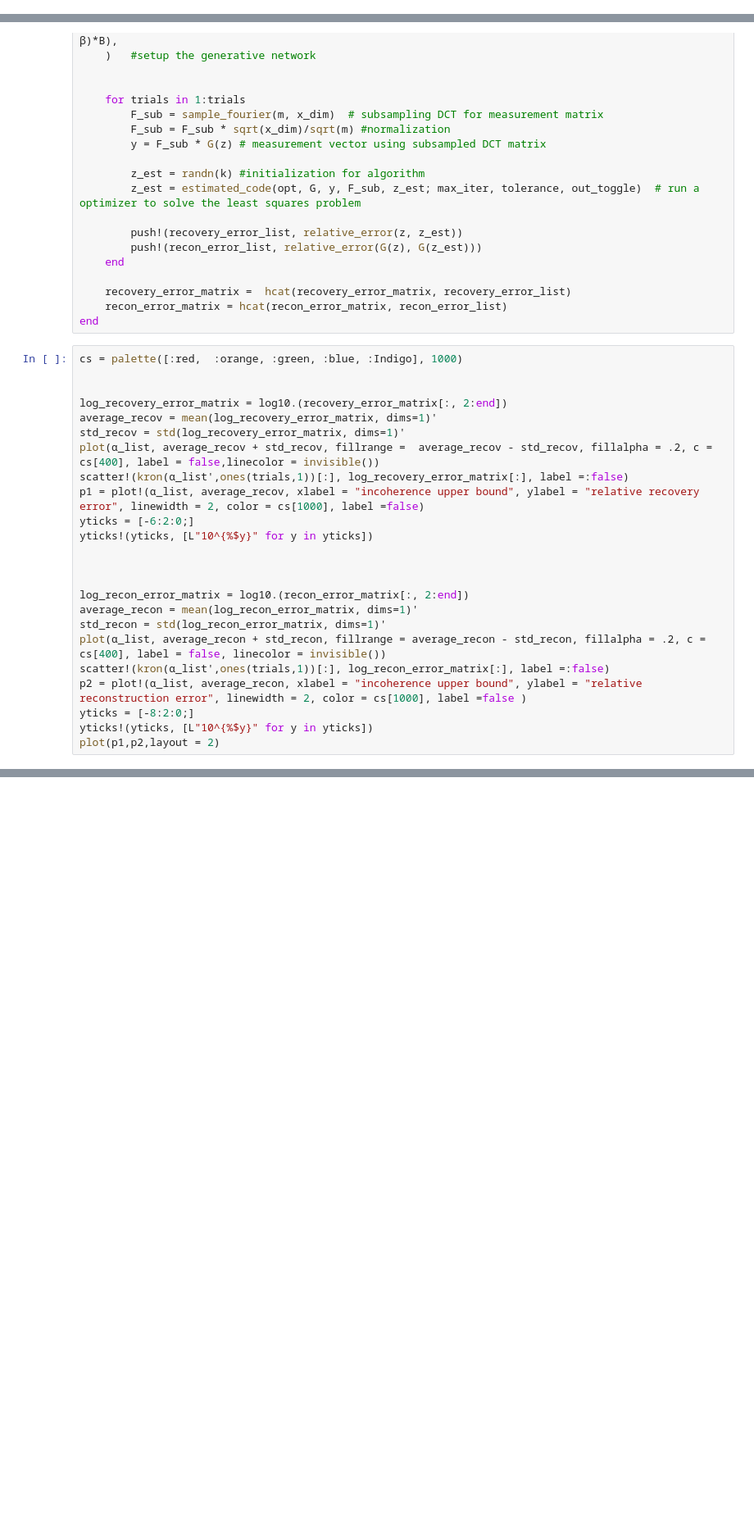
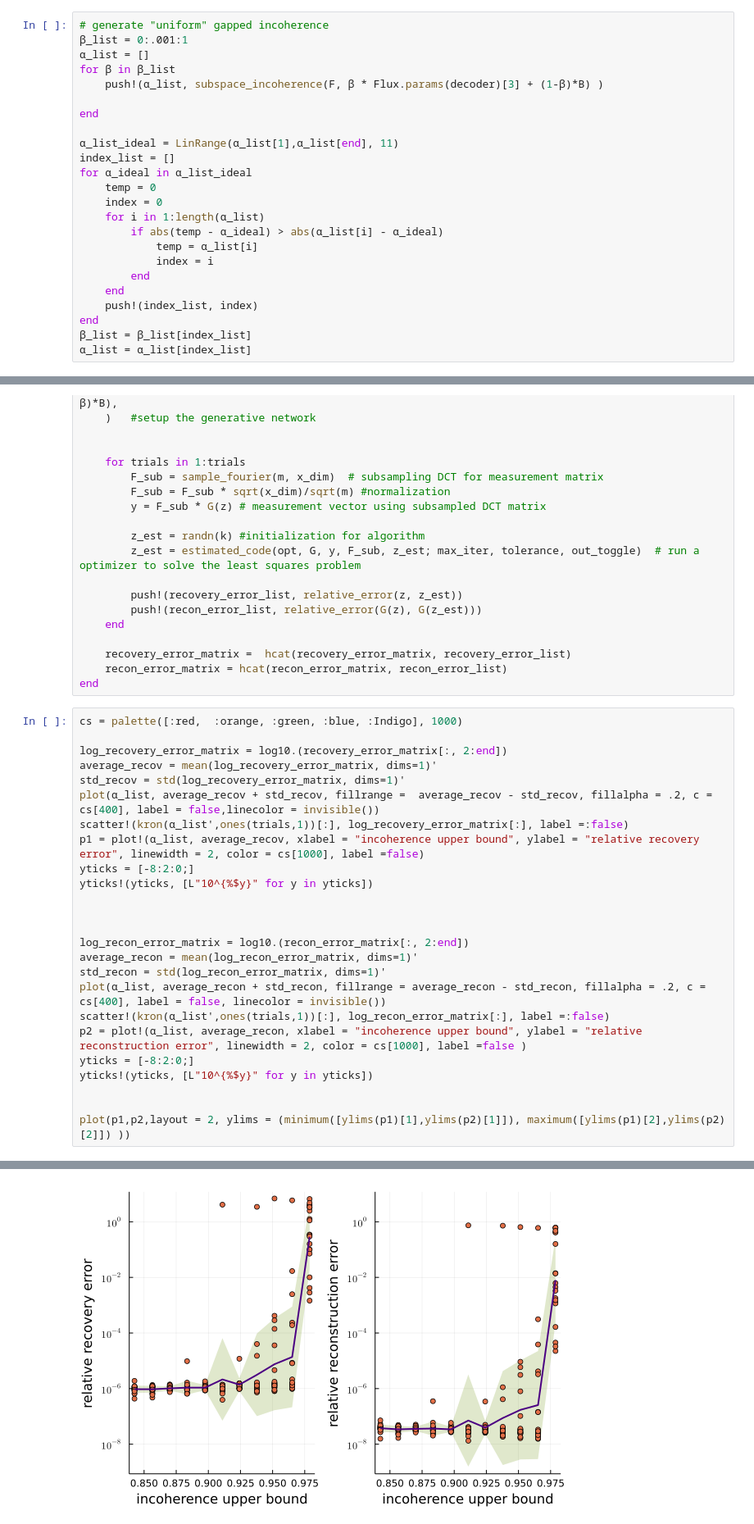
Before and after one commit to babhrujoshi/GNN_Isometries, a Jupyter notebook: Full_MNIST_error.ipynb, the cells around one changed output, grey strips where cells are left out. Shown at 82% size. Saved outputs shown, nothing was run; the diff lists cells and outputs as text; blank space fills up the shorter version.

```diff
--- a/Full_MNIST_error.ipynb
+++ b/Full_MNIST_error.ipynb
@@ -25,0 +22,24 @@ end
+# %%
+# generate "uniform" gapped incoherence
+β_list = 0:.001:1
+α_list = []
+for β in β_list
+    push!(α_list, subspace_incoherence(F, β * Flux.params(decoder)[3] + (1-β)*B) )
+
+end
+
+α_list_ideal = LinRange(α_list[1],α_list[end], 11)
+index_list = []
+for α_ideal in α_list_ideal
+    temp = 0
+    index = 0
+    for i in 1:length(α_list)
+        if abs(temp - α_ideal) > abs(α_list[i] - α_ideal)
+            temp = α_list[i]
+            index = i
+        end
+    end
+    push!(index_list, index)
+end
+β_list = β_list[index_list]
+α_list = α_list[index_list]
@@ -53,7 +86,6 @@ for β in β_list
 end
 # %%
 cs = palette([:red,  :orange, :green, :blue, :Indigo], 1000)
-
 
 log_recovery_error_matrix = log10.(recovery_error_matrix[:, 2:end])
 average_recov = mean(log_recovery_error_matrix, dims=1)'
@@ -61,7 +93,7 @@ std_recov = std(log_recovery_error_matrix, dims=1)'
 plot(α_list, average_recov + std_recov, fillrange =  average_recov - std_recov, fillalpha = .2, c = cs[400], label = false,linecolor = invisible())
 scatter!(kron(α_list',ones(trials,1))[:], log_recovery_error_matrix[:], label =:false)
 p1 = plot!(α_list, average_recov, xlabel = "incoherence upper bound", ylabel = "relative recovery error", linewidth = 2, color = cs[1000], label =false)
-yticks = [-6:2:0;]
+yticks = [-8:2:0;]
 yticks!(yticks, [L"10^{%$y}" for y in yticks])
 
 
@@ -74,5 +106,7 @@ scatter!(kron(α_list',ones(trials,1))[:], log_recon_error_matrix[:], label =:fa
 p2 = plot!(α_list, average_recon, xlabel = "incoherence upper bound", ylabel = "relative reconstruction error", linewidth = 2, color = cs[1000], label =false )
 yticks = [-8:2:0;]
 yticks!(yticks, [L"10^{%$y}" for y in yticks])
-plot(p1,p2,layout = 2)
+
+
+plot(p1,p2,layout = 2, ylims = (minimum([ylims(p1)[1],ylims(p2)[1]]), maximum([ylims(p1)[2],ylims(p2)[2]]) ))
 # %% [output]
@@ -91,3 +113,4 @@ plot(p1,p2,layout = 2)
+[figure, added]
 # %%
 savefig("figures/Full_MNIST_error.pdf")
 save("save_data/Full_MNIST_error.jld", "recovery error", recovery_error_matrix, "reconstruction error", recon_error_matrix, "α_list", α_list)
```
Also changed, not shown: parts of 6 cells of this notebook, 12 other files.
